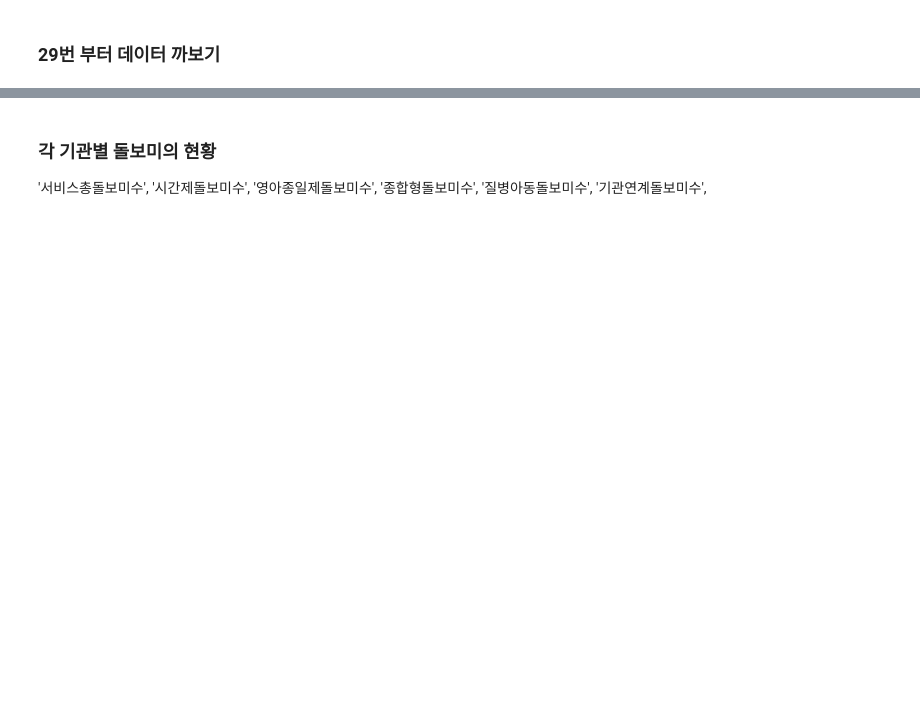
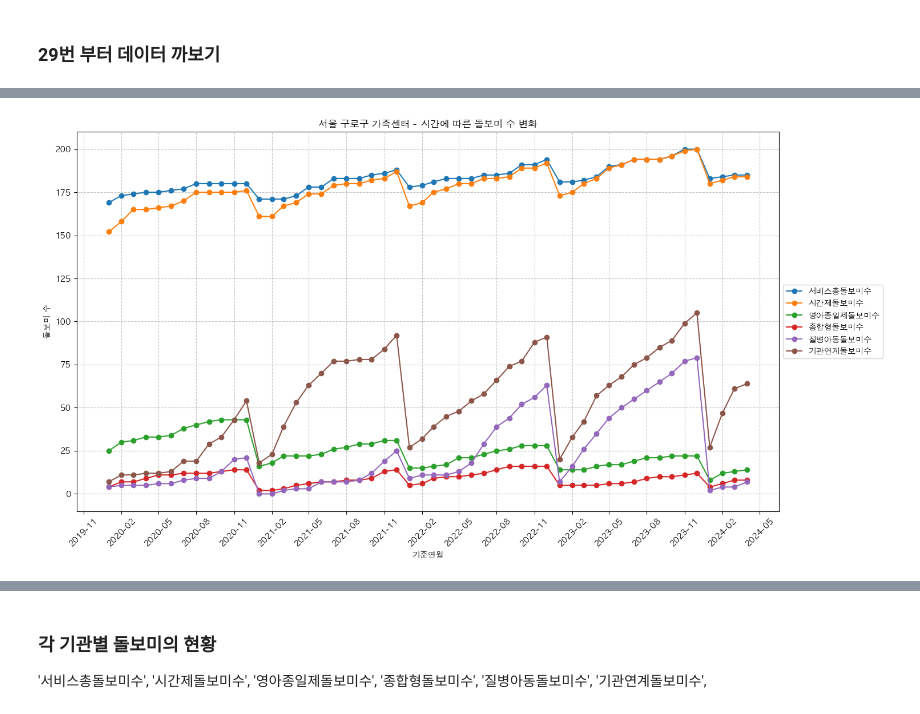
Before and after one commit to CodeArt-Team/MLcompetetion, a Jupyter notebook: 공모전/서울GovTech/돌봄서비스/데이터 읽어오기_jihwan.ipynb, the cells around one changed output, grey strips where cells are left out. Cells and saved outputs as stored; diff of their text form; code cells hidden in the pictures; blank space fills up the shorter version.

```diff
--- a/공모전/서울GovTech/돌봄서비스/데이터 읽어오기_jihwan.ipynb
+++ b/공모전/서울GovTech/돌봄서비스/데이터 읽어오기_jihwan.ipynb
@@ -114,28 +127,36 @@ data29.tail()
 # %%
-# import matplotlib.pyplot as plt
-# import pandas as pd
+import matplotlib.pyplot as plt
+import pandas as pd
 
-# # '기준년월'이 datetime 형식이 아니라면 변환해줍니다.
-# data29['기준연월'] = pd.to_datetime(data29['기준연월'], format='%Y%m')
+# '기준년월'이 datetime 형식이 아니라면 변환해줍니다.
+data29['기준연월'] = pd.to_datetime(data29['기준연월'], format='%Y%m')
 
-# # 그래프 그리기
-# plt.figure(figsize=(15, 8))
+# 특정 기관 선택
+selected_agency = '서울 구로구 가족센터'
 
-# columns_to_plot = ['시간제돌보미수']#, '영아종일제돌보미수', '종합형돌보미수', '질병아동돌보미수', '기관연계돌보미수']
+# 선택한 기관의 데이터만 필터링
+filtered_data = data29[data29['아이돌봄기관명'] == selected_agency]
 
-# for column in columns_to_plot:
-#     plt.plot(data29['기준연월'], data29[column], label=column)
+# 그래프 그리기
+plt.figure(figsize=(15, 8))
 
-# plt.title('시간에 따른 돌보미 수 변화')
-# plt.xlabel('기준연월')
-# plt.ylabel('돌보미 수')
-# plt.legend(loc='center left', bbox_to_anchor=(1, 0.5))
-# plt.xticks(rotation=45)
-# plt.grid(True, linestyle='--', alpha=0.7)
+columns_to_plot = ['서비스총돌보미수','시간제돌보미수', '영아종일제돌보미수', '종합형돌보미수', '질병아동돌보미수', '기관연계돌보미수']
 
-# # x축 날짜 포맷 설정
-# plt.gca().xaxis.set_major_formatter(plt.matplotlib.dates.DateFormatter('%Y-%m'))
-# plt.gca().xaxis.set_major_locator(plt.matplotlib.dates.MonthLocator(interval=3))
+for column in columns_to_plot:
+    plt.plot(filtered_data['기준연월'], filtered_data[column], label=column, marker='o')
 
-# plt.tight_layout()
-# plt.show()
+plt.title(f'{selected_agency} - 시간에 따른 돌보미 수 변화')
+plt.xlabel('기준연월')
+plt.ylabel('돌보미 수')
+plt.legend(loc='center left', bbox_to_anchor=(1, 0.5))
+plt.xticks(rotation=45)
+plt.grid(True, linestyle='--', alpha=0.7)
+
+# x축 날짜 포맷 설정
+plt.gca().xaxis.set_major_formatter(plt.matplotlib.dates.DateFormatter('%Y-%m'))
+plt.gca().xaxis.set_major_locator(plt.matplotlib.dates.MonthLocator(interval=3))
+
+plt.tight_layout()
+plt.show()
+# %% [output]
+[figure, added]
```
Also changed, not shown: parts of 37 cells of this notebook.
